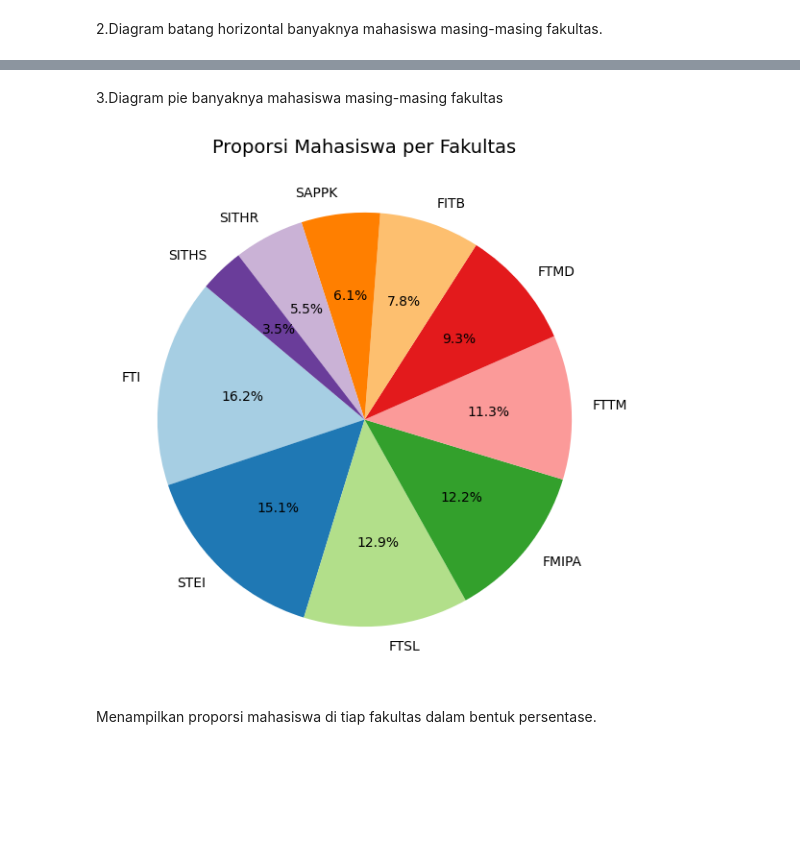
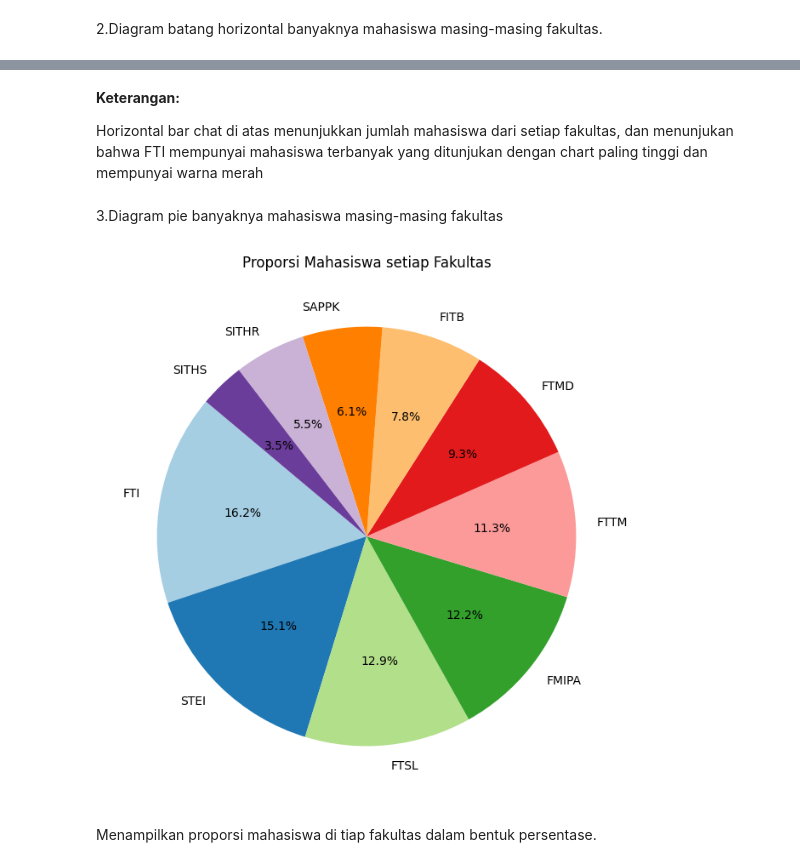
Before and after one commit to ryynnptr/pemrograman_lanjut, a Jupyter notebook: Riyan_putra_pratama_2C2230016_Visualisasi_Data.ipynb, the cells around one changed output, grey strips where cells are left out. Drawn from its saved outputs; the diff is of its cells as text; code cells hidden in the pictures; blank space fills up the shorter version.

```diff
--- a/Riyan_putra_pratama_2C2230016_Visualisasi_Data.ipynb
+++ b/Riyan_putra_pratama_2C2230016_Visualisasi_Data.ipynb
@@ -456,8 +460,8 @@ Import library
 import pandas as pd
 import matplotlib.pyplot as plt
 # %%
-df = pd.read_csv('/content/drive/MyDrive/visualisasi data python/H05.csv')
-df
+data = pd.read_csv('/content/drive/MyDrive/visualisasi data python/H05.csv')
+data
 # %% [output]
 |  | nama | fakultas | nilai_mat | nilai_kim | nilai_fis |
 | 0 | Farhan Fathur Rahman | FMIPA | 57.21 | 34.14 | 38.93 |
@@ -508,12 +507,15 @@ Fakultas dengan jumlah mahasiswa terbanyak adalah FTI.
+# %% [markdown]
+**Keterangan:**
+
+Horizontal bar chat di atas menunjukkan jumlah mahasiswa dari setiap fakultas, dan menunjukan bahwa FTI mempunyai mahasiswa terbanyak yang ditunjukan dengan chart paling tinggi dan mempunyai warna merah
 # %% [markdown]
 3.Diagram pie banyaknya mahasiswa masing-masing fakultas
 # %%
-plt.figure(figsize=(8, 7))
-plt.pie(fakultas_count, labels=fakultas_count.index, autopct='%1.1f%%', colors=plt.cm.Paired.colors, startangle=140)
-plt.title('Proporsi Mahasiswa per Fakultas', fontsize=14)
+data['fakultas'].value_counts().plot(kind='pie', autopct='%1.1f%%', colors=plt.cm.Paired.colors, startangle=140, figsize=(8, 8), title='Proporsi Mahasiswa setiap Fakultas')
+plt.ylabel('')
 plt.show()
 # %% [output]
-[figure, old version]
+[figure, new version]
 # %% [markdown]
 Menampilkan proporsi mahasiswa di tiap fakultas dalam bentuk persentase.
 # %% [markdown]
```
Also changed, not shown: parts of 13 cells of this notebook.
